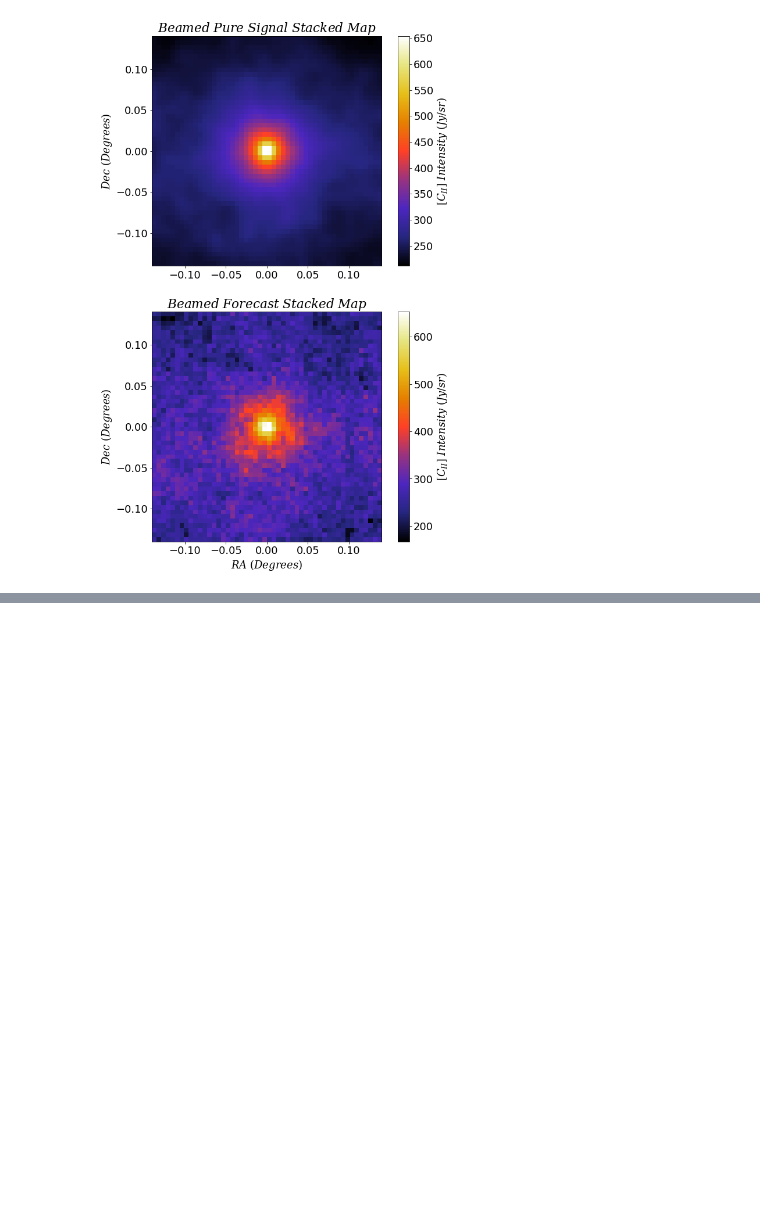
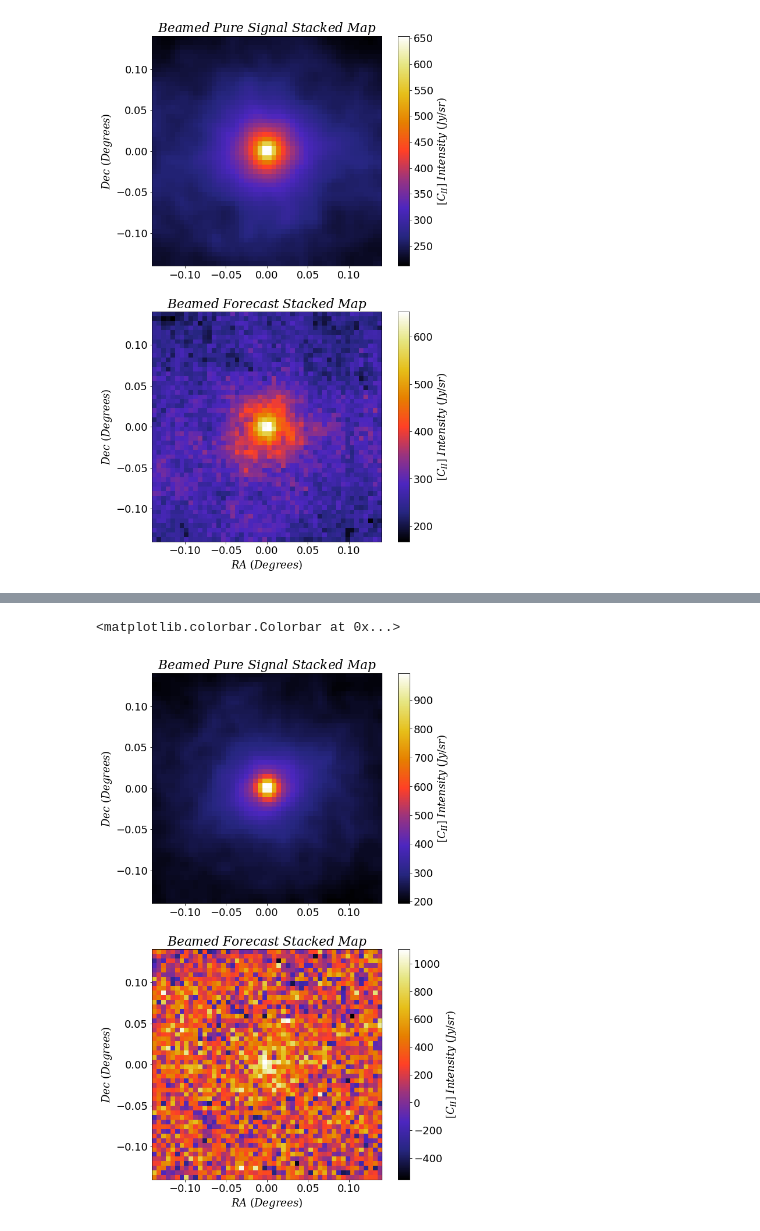
Before and after one commit to PatrickHorlaville/CITA_LIM, a Jupyter notebook: Many_stacks.ipynb, the cells around one changed output, grey strips where cells are left out. Cells and saved outputs as stored; diff of their text form; code cells hidden in the pictures; blank space fills up the shorter version.

```diff
--- a/Many_stacks.ipynb
+++ b/Many_stacks.ipynb
@@ -410,0 +460,7 @@ plt.hist()
+# %%
+draws = draws[inb]
+# %%
+map_size = np.ones_like(pure_map)
+
+draws = np.reshape(draws, (len(draws), 1, 1))
+sized_draws = draws*map_size
@@ -410,0 +469,4 @@ plt.hist()
+# %%
+pure_map, noisy_map = np.ma.masked_array(pure_map, np.isnan(pure_map)), np.ma.masked_array(noisy_map, np.isnan(noisy_map))
+# %%
+pure_stack_lbg, noisy_stack_lbg = np.average(pure_map, axis = 0, weights = sized_draws), np.average(noisy_map, axis = 0, weights = sized_draws)
@@ -410,0 +492,19 @@ plt.hist()
+# %%
+fig , axes = plt.subplots(nrows = 2, ncols = 1, figsize = (10, 16))
+
+plt.subplot(211)
+plt.imshow(gaussian_filter(pure_stack_lbg, beam_res), cmap = 'CMRmap', extent = [-stack_dim/2, stack_dim/2, -stack_dim/2, stack_dim/2])
+plt.title(r'$Beamed\ Pure\ Signal\ Stacked\ Map$')
+plt.ylabel(r'$Dec\ (Degrees)$')
+plt.colorbar(label = r'$[C_{II}]\ Intensity\ (Jy/sr)$')
+
+
+plt.subplot(212)
+plt.imshow(noisy_stack_lbg, cmap = 'CMRmap', extent = [-stack_dim/2, stack_dim/2, -stack_dim/2, stack_dim/2])
+plt.title(r'$Beamed\ Forecast\ Stacked\ Map$')
+plt.xlabel(r'$RA\ (Degrees)$')
+plt.ylabel(r'$Dec\ (Degrees)$')
+plt.colorbar(label = r'$[C_{II}]\ Intensity\ (Jy/sr)$')
+# %% [output]
+<matplotlib.colorbar.Colorbar at 0x...>
+[figure, added]
```
Also changed, not shown: parts of 21 cells of this notebook, 5 other files.
